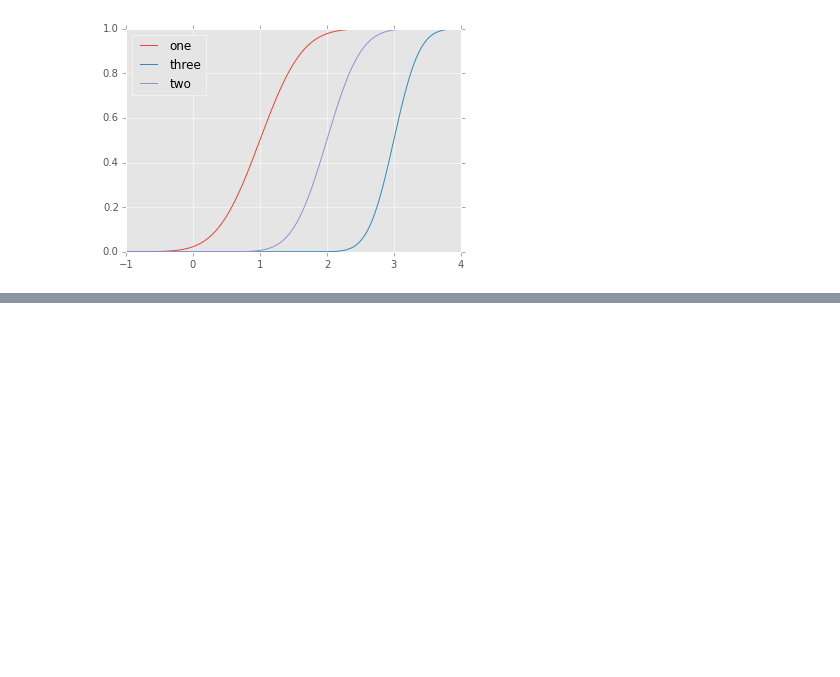
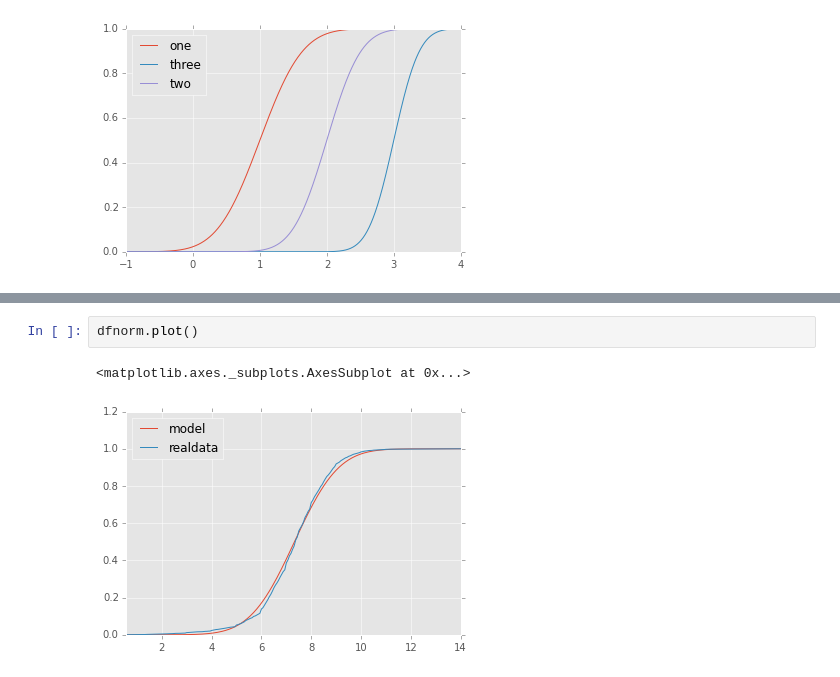
Before and after one commit to doolingdavid/ThinkStats2, a Jupyter notebook: code/notes.ipynb, the cells around one changed output, grey strips where cells are left out. Saved outputs shown, nothing was run; the diff lists cells and outputs as text; blank space fills up the shorter version.

```diff
--- a/code/notes.ipynb
+++ b/code/notes.ipynb
@@ -1573,0 +1606,5 @@ duh.plot()
+# %%
+dfnorm.plot()
+# %% [output]
+<matplotlib.axes._subplots.AxesSubplot at 0x...>
+[figure, added]
```
Also changed, not shown: parts of 33 cells of this notebook.
